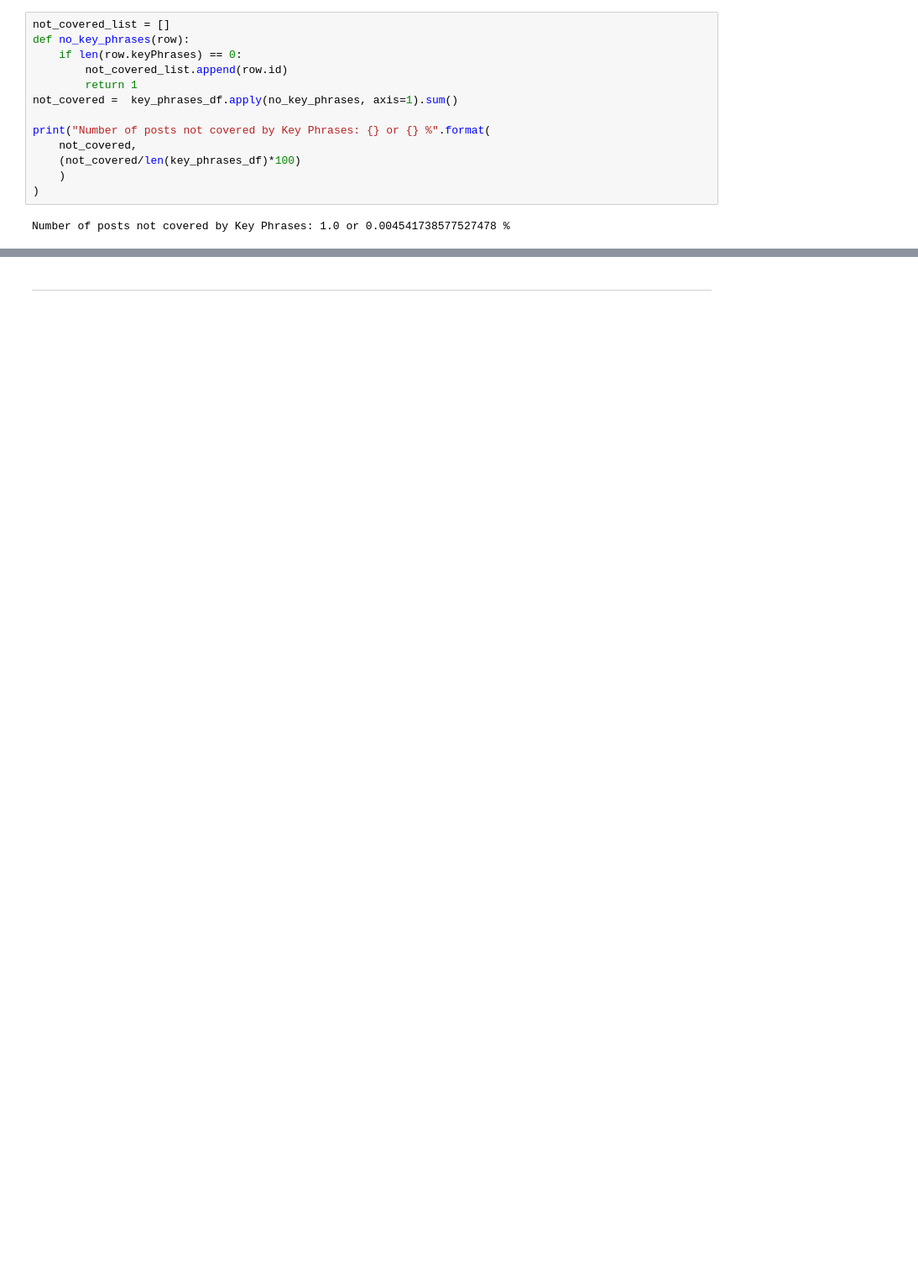
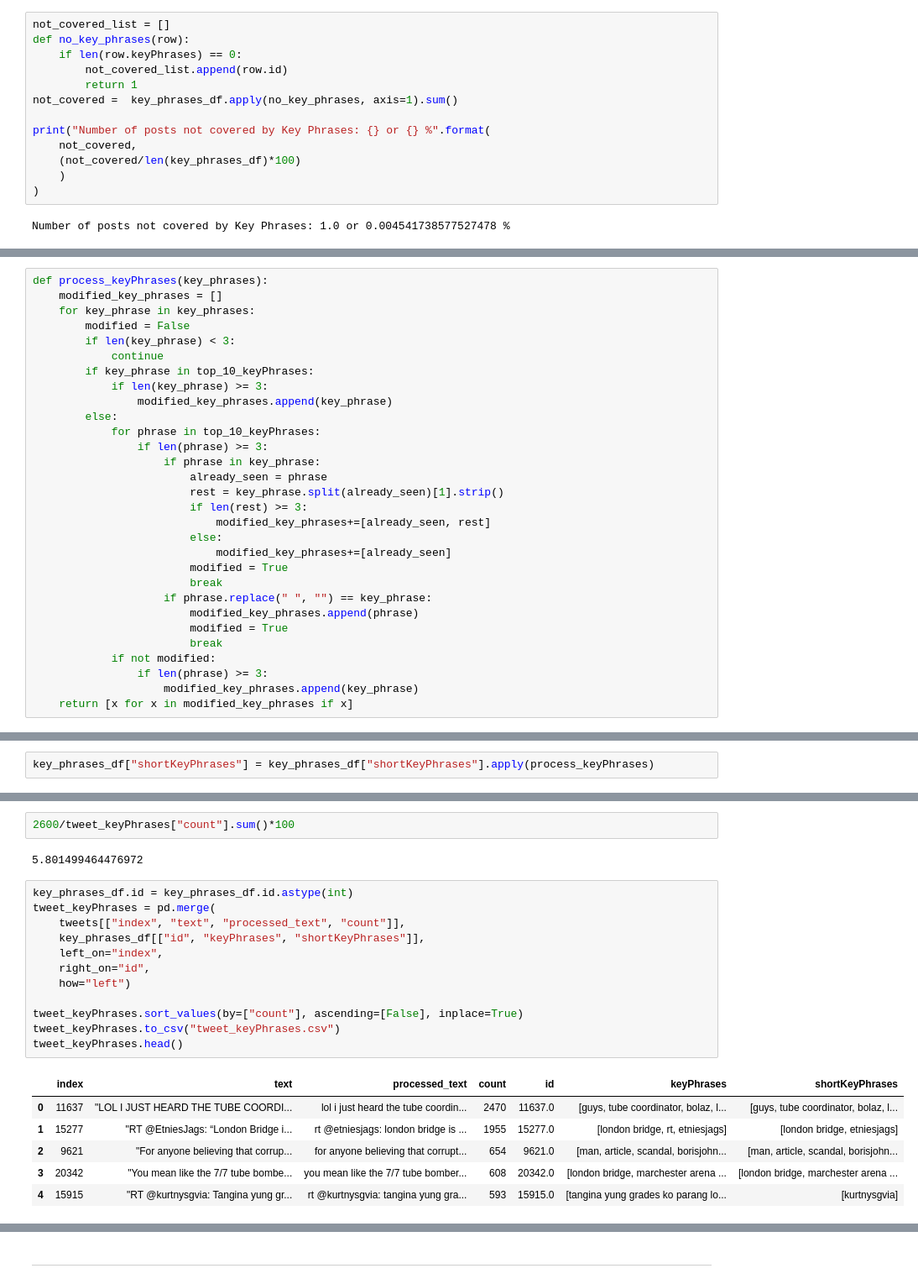
Before and after one commit to agarwal22megha/tweet-categorisation, a Jupyter notebook: twitter_feed_analysis.ipynb, the cells around one changed output, grey strips where cells are left out. Shown at 84% size. Cells and saved outputs as stored; diff of their text form; blank space fills up the shorter version.

Commit message:
Prune tweet groups

```diff
--- a/twitter_feed_analysis.ipynb
+++ b/twitter_feed_analysis.ipynb
@@ -448,0 +348,30 @@ list(key_phrases_category_count.keys())[0:2500]
+# %%
+def process_keyPhrases(key_phrases):
+    modified_key_phrases = []
+    for key_phrase in key_phrases:
+        modified = False
+        if len(key_phrase) < 3:
+            continue
+        if key_phrase in top_10_keyPhrases:
+            if len(key_phrase) >= 3:
+                modified_key_phrases.append(key_phrase)
+        else:
+            for phrase in top_10_keyPhrases:
+                if len(phrase) >= 3:
+                    if phrase in key_phrase:
+                        already_seen = phrase
+                        rest = key_phrase.split(already_seen)[1].strip()
+                        if len(rest) >= 3:
+                            modified_key_phrases+=[already_seen, rest]
+                        else:
+                            modified_key_phrases+=[already_seen]
+                        modified = True
+                        break
+                    if phrase.replace(" ", "") == key_phrase:
+                        modified_key_phrases.append(phrase)
+                        modified = True
+                        break
+            if not modified:
+                if len(phrase) >= 3:
+                    modified_key_phrases.append(key_phrase)
+    return [x for x in modified_key_phrases if x]
@@ -448,0 +387,2 @@ list(key_phrases_category_count.keys())[0:2500]
+# %%
+key_phrases_df["shortKeyPhrases"] = key_phrases_df["shortKeyPhrases"].apply(process_keyPhrases)
@@ -448,0 +493,23 @@ list(key_phrases_category_count.keys())[0:2500]
+# %%
+2600/tweet_keyPhrases["count"].sum()*100
+# %% [output]
+5.801499464476972
+# %%
+key_phrases_df.id = key_phrases_df.id.astype(int)
+tweet_keyPhrases = pd.merge(
+    tweets[["index", "text", "processed_text", "count"]],
+    key_phrases_df[["id", "keyPhrases", "shortKeyPhrases"]],
+    left_on="index",
+    right_on="id",
+    how="left")
+
+tweet_keyPhrases.sort_values(by=["count"], ascending=[False], inplace=True)
+tweet_keyPhrases.to_csv("tweet_keyPhrases.csv")
+tweet_keyPhrases.head()
+# %% [output]
+|  | index | text | processed_text | count | id | keyPhrases | shortKeyPhrases |
+| 0 | 11637 | "LOL I JUST HEARD THE TUBE COORDI... | lol i just heard the tube coordin... | 2470 | 11637.0 | [guys, tube coordinator, bolaz, l... | [guys, tube coordinator, bolaz, l... |
+| 1 | 15277 | "RT @EtniesJags: “London Bridge i... | rt @etniesjags: london bridge is ... | 1955 | 15277.0 | [london bridge, rt, etniesjags] | [london bridge, etniesjags] |
+| 2 | 9621 | "For anyone believing that corrup... | for anyone believing that corrupt... | 654 | 9621.0 | [man, article, scandal, borisjohn... | [man, article, scandal, borisjohn... |
+| 3 | 20342 | "You mean like the 7/7 tube bombe... | you mean like the 7/7 tube bomber... | 608 | 20342.0 | [london bridge, marchester arena ... | [london bridge, marchester arena ... |
+| 4 | 15915 | "RT @kurtnysgvia: Tangina yung gr... | rt @kurtnysgvia: tangina yung gra... | 593 | 15915.0 | [tangina yung grades ko parang lo... | [kurtnysgvia] |
```
Also changed, not shown: parts of 34 cells of this notebook.
